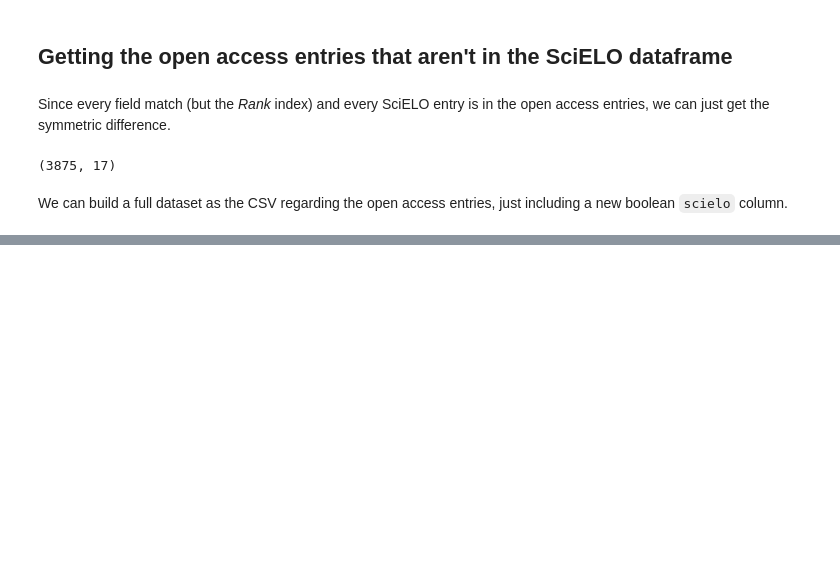
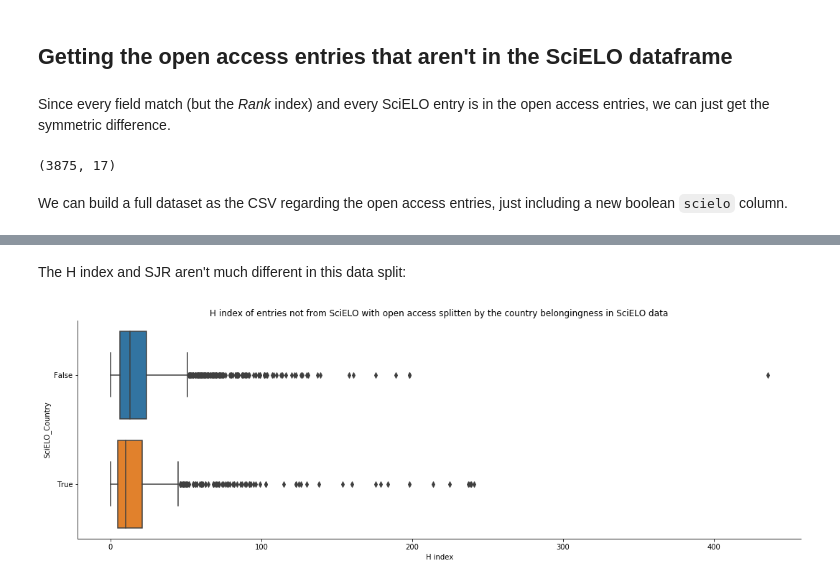
Before and after one commit to scieloorg/scielo20gt6, a Jupyter notebook: scimago2017.ipynb, the cells around one changed output, grey strips where cells are left out. Saved outputs shown, nothing was run; the diff lists cells and outputs as text; code cells hidden in the pictures; blank space fills up the shorter version.

```diff
--- a/scimago2017.ipynb
+++ b/scimago2017.ipynb
@@ -235,0 +294,14 @@ dataset = pd.concat([
+# %% [markdown]
+The H index and SJR aren't much different in this data split:
+# %%
+sns.catplot(
+    kind="box",
+    data=sjr2017openns.assign(SciELO_Country=sjr2017openns["Country"].isin(scielo_countries)),
+    y="SciELO_Country", orient="h", sharey=False,
+    x="H index",
+    aspect=3,
+).set(title="H index of entries not from SciELO with open access "
+            "splitten by the country belongingness in SciELO data",
+);
+# %% [output]
+[figure, added]
```
Also changed, not shown: parts of 20 cells of this notebook.
